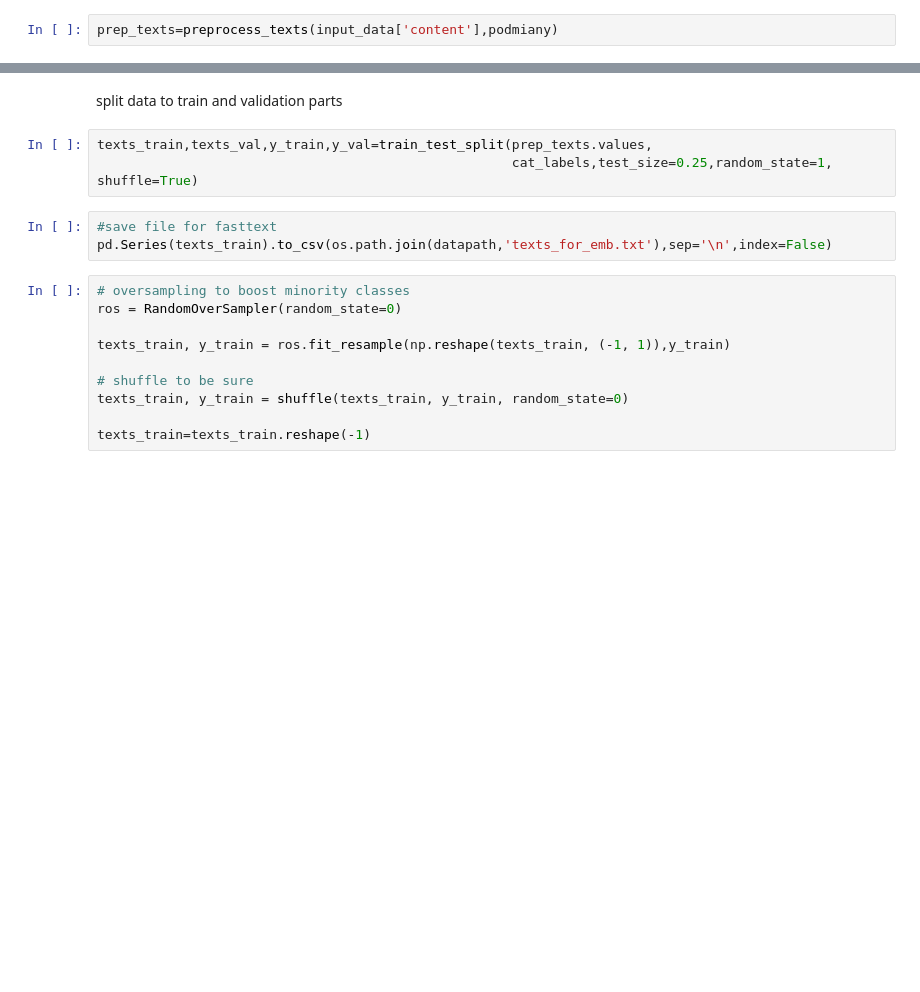
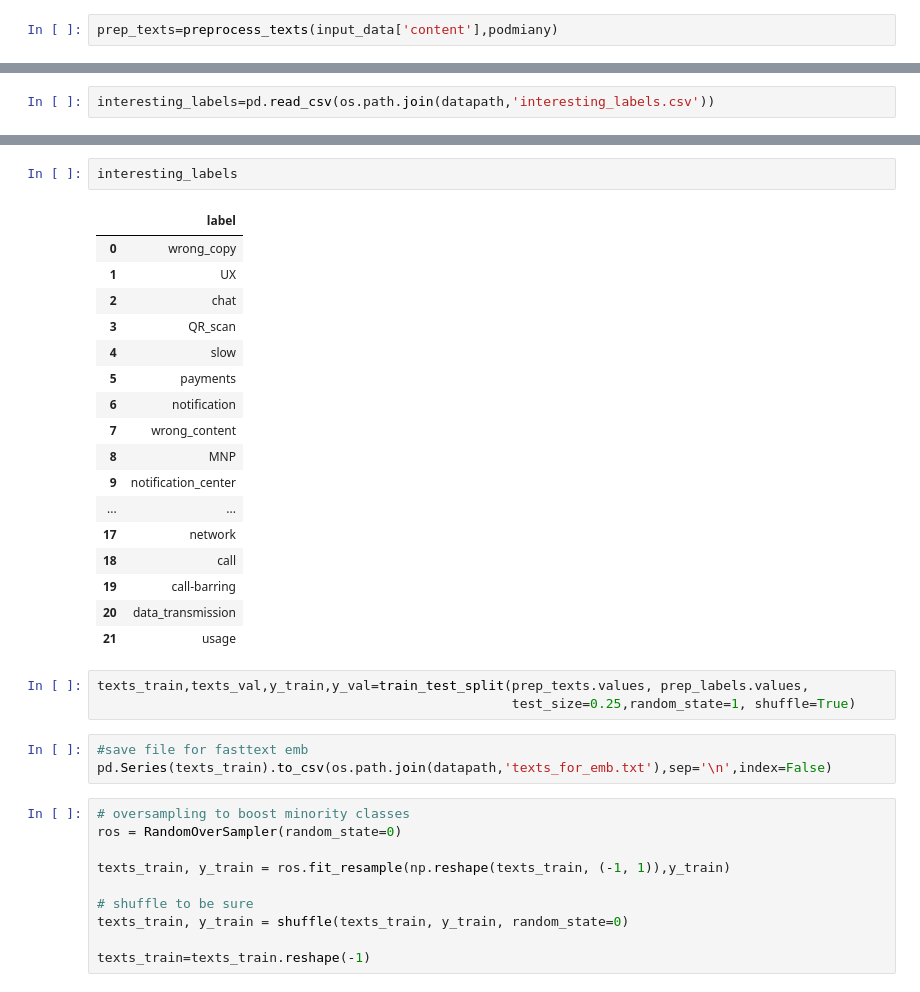
Before and after one commit to t1slowik/DOP-multilabel, a Jupyter notebook: DOP_fasttext.ipynb, the cells around one changed output, grey strips where cells are left out. Cells and saved outputs as stored; diff of their text form; blank space fills up the shorter version.

Commit message:
working fasttext model

```diff
--- a/DOP_fasttext.ipynb
+++ b/DOP_fasttext.ipynb
@@ -112 +125,3 @@ Name: content, dtype: object
+# %%
+interesting_labels=pd.read_csv(os.path.join(datapath,'interesting_labels.csv'))
 # %%
@@ -145,11 +146,29 @@ prep_labels.head()
 Name: category, dtype: object
-# %% [markdown]
-split data to train and validation parts
+# %%
+interesting_labels
+# %% [output]
+|  | label |
+| 0 | wrong_copy |
+| 1 | UX |
+| 2 | chat |
+| 3 | QR_scan |
+| 4 | slow |
+| 5 | payments |
+| 6 | notification |
+| 7 | wrong_content |
+| 8 | MNP |
+| 9 | notification_center |
+| ... | ... |
+| 17 | network |
+| 18 | call |
+| 19 | call-barring |
+| 20 | data_transmission |
+| 21 | usage |
 # %%
-texts_train,texts_val,y_train,y_val=train_test_split(prep_texts.values,
-                                                     cat_labels,test_size=0.25,random_state=1, shuffle=True)
+texts_train,texts_val,y_train,y_val=train_test_split(prep_texts.values, prep_labels.values,
+                                                     test_size=0.25,random_state=1, shuffle=True)
 # %%
-#save file for fasttext
+#save file for fasttext emb
 pd.Series(texts_train).to_csv(os.path.join(datapath,'texts_for_emb.txt'),sep='\n',index=False)
 # %%
 # oversampling to boost minority classes
```
Also changed, not shown: parts of 47 cells of this notebook.
